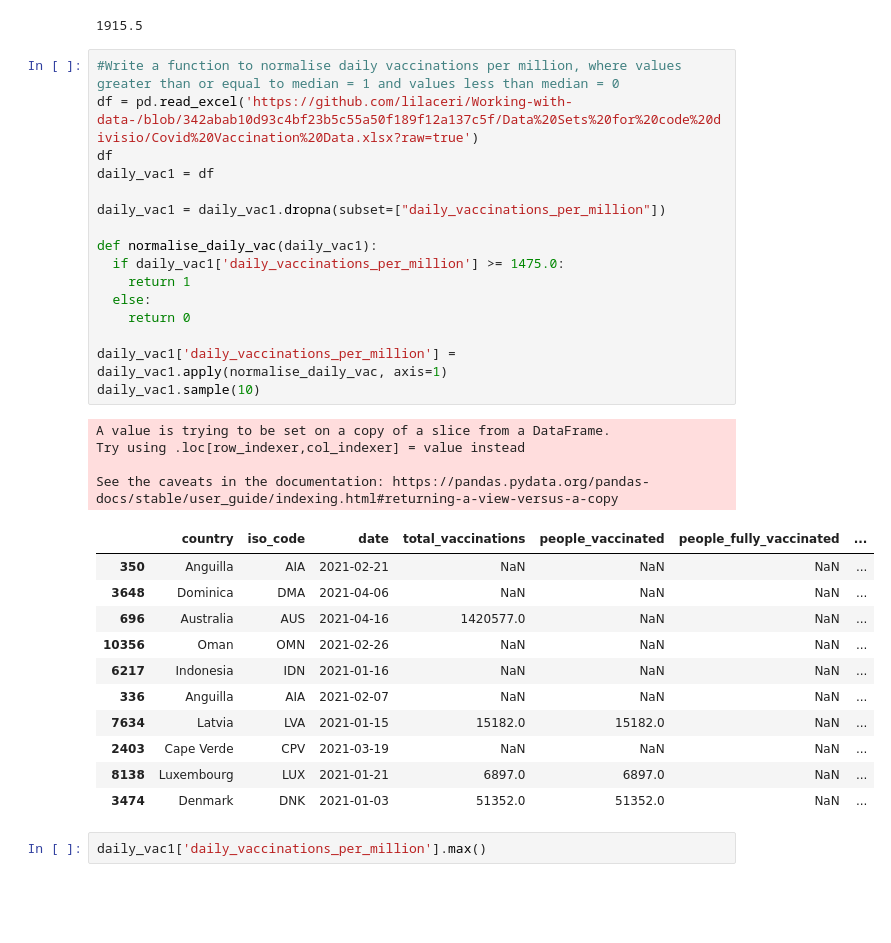
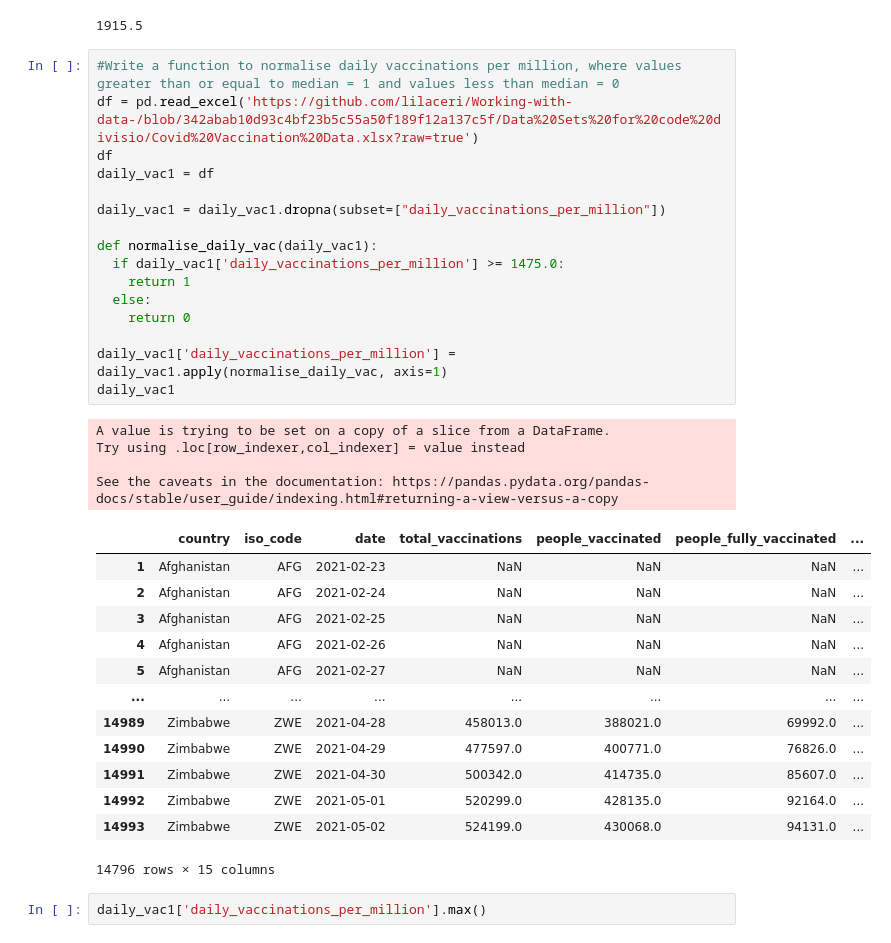
Before and after one commit to Jojomaque/DataScience, a Jupyter notebook: JOJONormalising_challenges.ipynb, the cells around one changed output. Saved outputs shown, nothing was run; the diff lists cells and outputs as text; blank space fills up the shorter version.

```diff
--- a/JOJONormalising_challenges.ipynb
+++ b/JOJONormalising_challenges.ipynb
@@ -271,35 +271,37 @@ display(dfvac2["daily_vaccinations_per_million"].median())
 # %%
 #Write a function to normalise daily vaccinations per million, where values greater than or equal to median = 1 and values less than median = 0
 df = pd.read_excel('https://github.com/lilaceri/Working-with-data-/blob/342abab10d93c4bf23b5c55a50f189f12a137c5f/Data%20Sets%20for%20code%20divisio/Covid%20Vaccination%20Data.xlsx?raw=true')
 df
 daily_vac1 = df
 
 daily_vac1 = daily_vac1.dropna(subset=["daily_vaccinations_per_million"])
 
 def normalise_daily_vac(daily_vac1):
   if daily_vac1['daily_vaccinations_per_million'] >= 1475.0:
     return 1
   else:
     return 0
 
 daily_vac1['daily_vaccinations_per_million'] = daily_vac1.apply(normalise_daily_vac, axis=1)
-daily_vac1.sample(10)
+daily_vac1
 # %% [output]
 A value is trying to be set on a copy of a slice from a DataFrame.
 Try using .loc[row_indexer,col_indexer] = value instead
 
 See the caveats in the documentation: https://pandas.pydata.org/pandas-docs/stable/user_guide/indexing.html#returning-a-view-versus-a-copy
 |  | country | iso_code | date | total_vaccinations | people_vaccinated | people_fully_vaccinated | ... |
-| 350 | Anguilla | AIA | 2021-02-21 | NaN | NaN | NaN | ... |
-| 3648 | Dominica | DMA | 2021-04-06 | NaN | NaN | NaN | ... |
-| 696 | Australia | AUS | 2021-04-16 | 1420577.0 | NaN | NaN | ... |
-| 10356 | Oman | OMN | 2021-02-26 | NaN | NaN | NaN | ... |
-| 6217 | Indonesia | IDN | 2021-01-16 | NaN | NaN | NaN | ... |
-| 336 | Anguilla | AIA | 2021-02-07 | NaN | NaN | NaN | ... |
-| 7634 | Latvia | LVA | 2021-01-15 | 15182.0 | 15182.0 | NaN | ... |
-| 2403 | Cape Verde | CPV | 2021-03-19 | NaN | NaN | NaN | ... |
-| 8138 | Luxembourg | LUX | 2021-01-21 | 6897.0 | 6897.0 | NaN | ... |
-| 3474 | Denmark | DNK | 2021-01-03 | 51352.0 | 51352.0 | NaN | ... |
+| 1 | Afghanistan | AFG | 2021-02-23 | NaN | NaN | NaN | ... |
+| 2 | Afghanistan | AFG | 2021-02-24 | NaN | NaN | NaN | ... |
+| 3 | Afghanistan | AFG | 2021-02-25 | NaN | NaN | NaN | ... |
+| 4 | Afghanistan | AFG | 2021-02-26 | NaN | NaN | NaN | ... |
+| 5 | Afghanistan | AFG | 2021-02-27 | NaN | NaN | NaN | ... |
+| ... | ... | ... | ... | ... | ... | ... | ... |
+| 14989 | Zimbabwe | ZWE | 2021-04-28 | 458013.0 | 388021.0 | 69992.0 | ... |
+| 14990 | Zimbabwe | ZWE | 2021-04-29 | 477597.0 | 400771.0 | 76826.0 | ... |
+| 14991 | Zimbabwe | ZWE | 2021-04-30 | 500342.0 | 414735.0 | 85607.0 | ... |
+| 14992 | Zimbabwe | ZWE | 2021-05-01 | 520299.0 | 428135.0 | 92164.0 | ... |
+| 14993 | Zimbabwe | ZWE | 2021-05-02 | 524199.0 | 430068.0 | 94131.0 | ... |
+14796 rows × 15 columns
 # %%
 daily_vac1['daily_vaccinations_per_million'].max()
 # %% [output]
```
Also changed, not shown: parts of 4 cells of this notebook.
